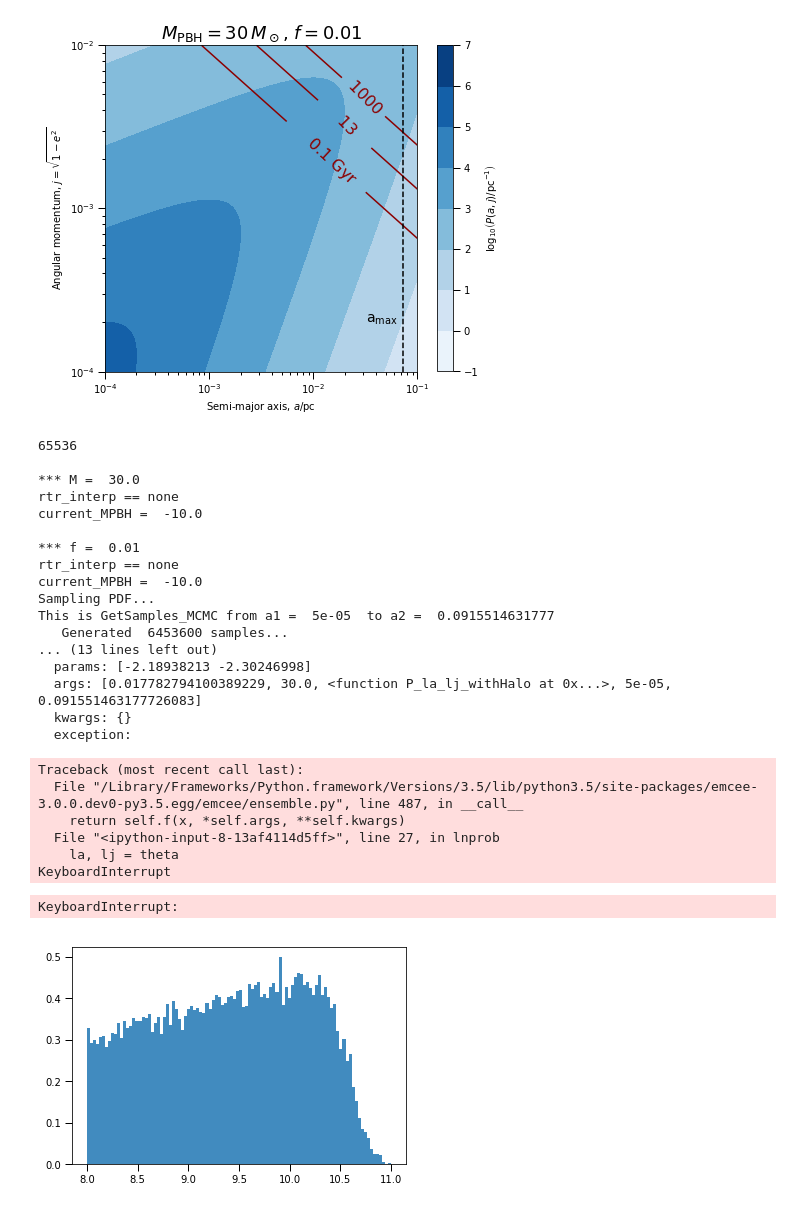
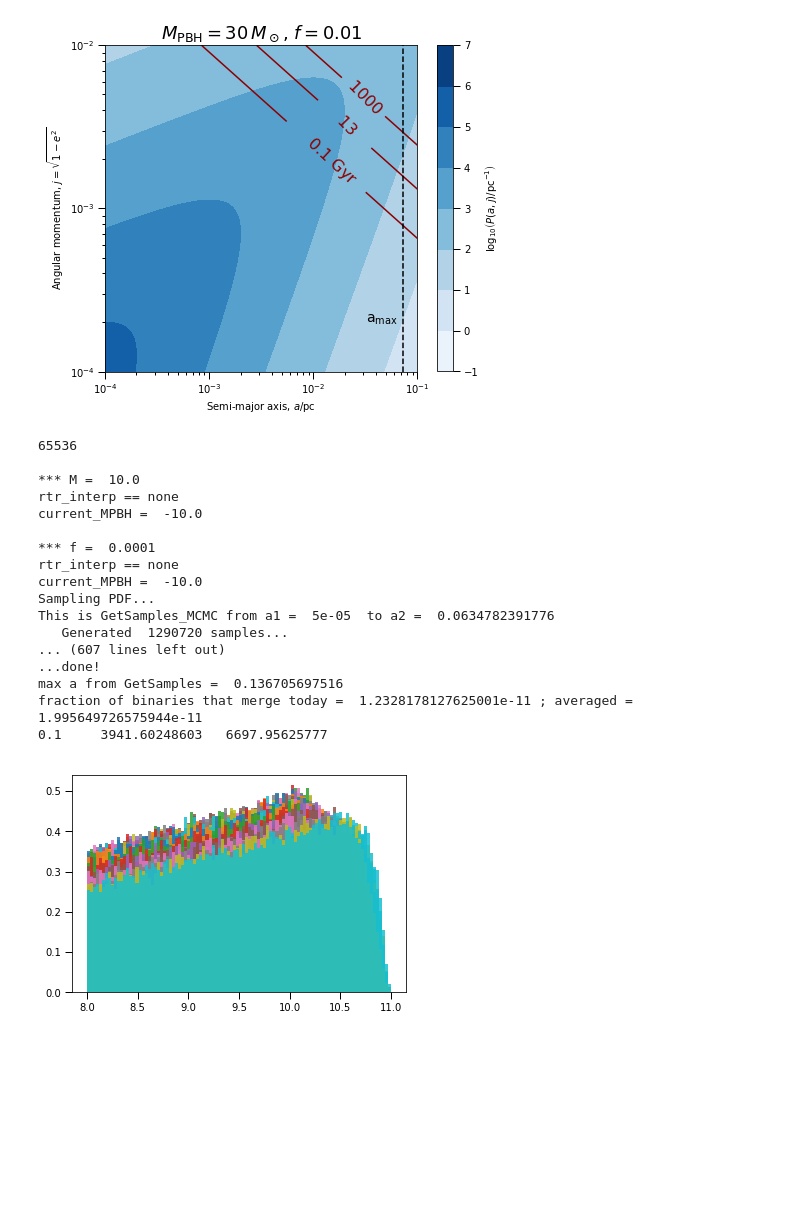
Before and after one commit to bradkav/BlackHolesDarkDress, a Jupyter notebook: MergerRateAndLimits.ipynb, the cells around one changed output. Saved outputs shown, nothing was run; the diff lists cells and outputs as text; code cells hidden in the pictures; blank space fills up the shorter version.

Commit message:
final version

```diff
--- a/MergerRateAndLimits.ipynb
+++ b/MergerRateAndLimits.ipynb
@@ -505,15 +505,15 @@ int_analytical_withHalo = np.trapz(P_true_withHalo, t_vec)
 #N_40_flat = quad(sens_40Msun, 0, 0.7)[0]
 #print("Analytical Merger Rate [Gpc^-3 yr^-1] for 20 and 40 Msun:", N_20/N_20_flat," - ",N_40/N_40_flat)
 # %%
-Nm = 2
-Nf = 5
+Nm = 3
+Nf = 20
 zmax = 1.0
 Nsamples = 2**16
 print(Nsamples)
 rtr_interp = None
 
-f_vec = np.logspace(-2.,-1., Nf)
-m_vec = np.array([30., 100.])
+f_vec = np.logspace(-4.,-1., Nf)
+m_vec = np.array([10., 30., 100.])
 rate_vec = np.zeros((Nm,Nf))
 rate_remapped_vec = np.zeros((Nm,Nf))
 
@@ -576,50 +576,43 @@ for i_m in range(Nm):
         nt_remapped_normalized = nt_remapped/(bins_t_centres*np.log(10))
 
         P_t_remapped_numerical = interp1d(bins_t_centres, nt_remapped_normalized, kind='linear')
 
         t_vec = np.logspace(np.log10(tmin_sampling), np.log10(tmax_sampling), 1000)
         P_true_withHalo = np.asarray([P_of_t_analytical(t_, f_vec[i_f], m_vec[i_m], withHalo=True) for t_ in t_vec])
         int_analytical_withHalo = np.trapz(P_true_withHalo, t_vec)
 
         my_integrand = lambda x: P_t_remapped_numerical(t_univ(x))
         my_integral = quad(my_integrand, 0.0, zmax)[0] / zmax
 
         rate_vec[i_m, i_f] = n_PBH(f_vec[i_f], m_vec[i_m]) * P_t_of_z_analytical(0., f_vec[i_f], m_vec[i_m], withHalo=False)
         rate_remapped_vec[i_m, i_f] = n_PBH(f_vec[i_f],m_vec[i_m]) * my_integral * int_analytical_withHalo #_withHalo
 
         print("fraction of binaries that merge today = ", P_t_remapped_numerical(t_univ(0.)), "; averaged =  ",  my_integral)
 
         current_str = str(f_vec[i_f]) + "\t" + str(rate_vec[i_m, i_f]) + "\t" + str(rate_remapped_vec[i_m, i_f])+"\n"
         print(current_str)
         out_f.write(current_str)
 
     out_f.close()
 # %% [output]
 65536
 
-*** M =  30.0
+*** M =  10.0
 rtr_interp == none
 current_MPBH =  -10.0
 
-*** f =  0.01
+*** f =  0.0001
 rtr_interp == none
 current_MPBH =  -10.0
 Sampling PDF...
-This is GetSamples_MCMC from a1 =  5e-05  to a2 =  0.0915514631777
-   Generated  6453600 samples...
-... (13 lines left out)
-  params: [-2.18938213 -2.30246998]
-  args: [0.017782794100389229, 30.0, <function P_la_lj_withHalo at 0x...>, 5e-05, 0.091551463177726083]
-  kwargs: {}
-  exception:
+This is GetSamples_MCMC from a1 =  5e-05  to a2 =  0.0634782391776
+   Generated  1290720 samples...
+... (607 lines left out)
+...done!
+max a from GetSamples =  0.136705697516
+fraction of binaries that merge today =  1.2328178127625001e-11 ; averaged =   1.995649726575944e-11
+0.1     3941.60248603   6697.95625777
-Traceback (most recent call last):
-  File "/Library/Frameworks/Python.framework/Versions/3.5/lib/python3.5/site-packages/emcee-3.0.0.dev0-py3.5.egg/emcee/ensemble.py", line 487, in __call__
-    return self.f(x, *self.args, **self.kwargs)
-  File "<ipython-input-8-13af4114d5ff>", line 27, in lnprob
-    la, lj = theta
-KeyboardInterrupt
-KeyboardInterrupt:
-[figure, old version]
+[figure, new version]
 # %%
 Nm = 3
 Nf_analytical = 100
```
Also changed, not shown: parts of 2 cells of this notebook.
